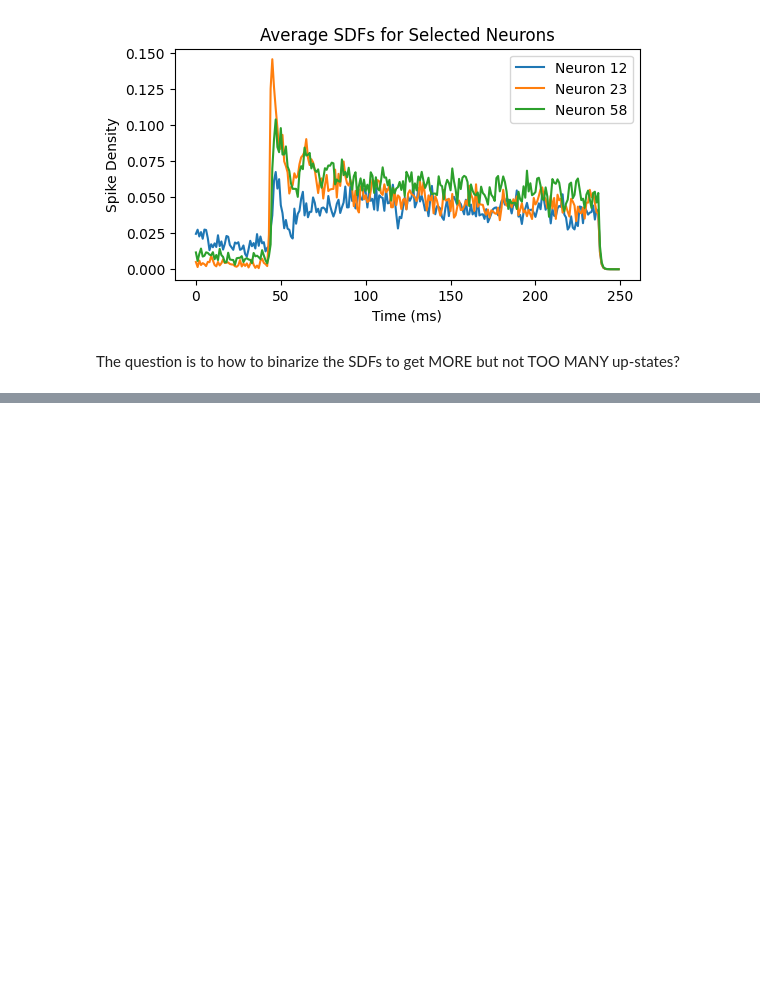
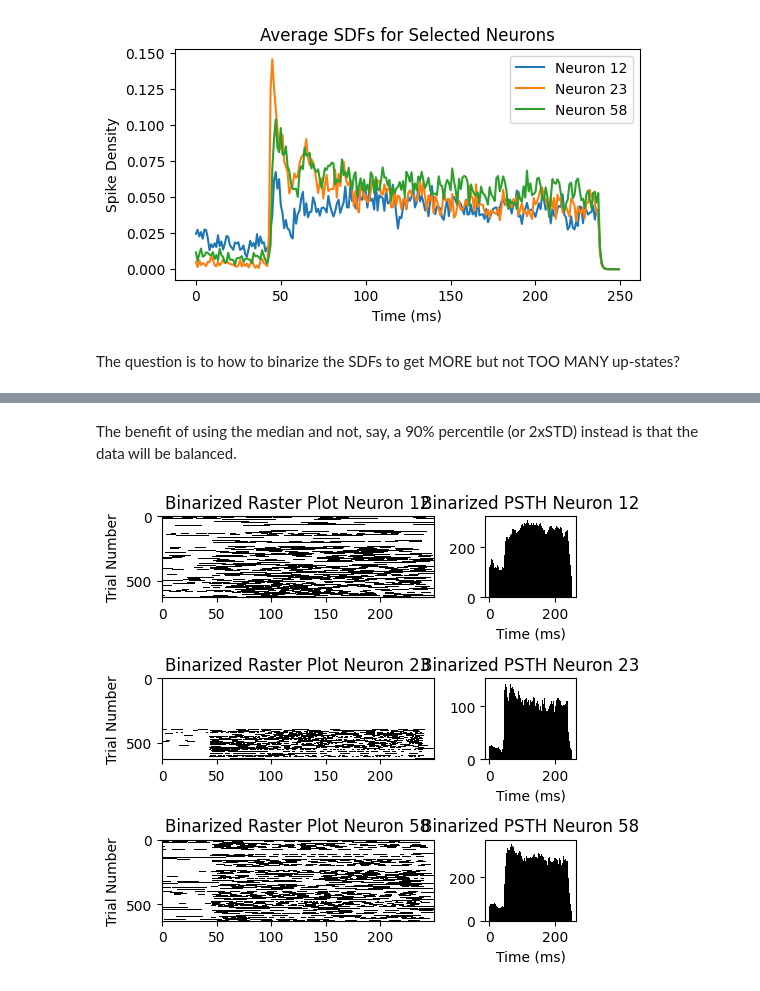
Before and after one commit to dralvima/IITmethods, a Jupyter notebook: Allen_spike_trials_PyPhi.ipynb, the cells around one changed output, grey strips where cells are left out. Cells and saved outputs as stored; diff of their text form; code cells hidden in the pictures; blank space fills up the shorter version.

```diff
--- a/Allen_spike_trials_PyPhi.ipynb
+++ b/Allen_spike_trials_PyPhi.ipynb
@@ -537,0 +634,25 @@ The question is to how to binarize the SDFs to get MORE but not TOO MANY up-stat
+# %% [markdown]
+The benefit of using the median and not, say, a 90% percentile (or 2xSTD) instead is that the data will be balanced.
+# %%
+# Creating plots for the binarized data (using EPSP kernel) for all three neurons
+
+# Setting up the figure with subplots
+fig, axs = plt.subplots(3, 2, figsize=(5, 5), gridspec_kw={'height_ratios': [3, 3, 3], 'width_ratios': [3, 1]})
+
+# Plotting for each of the three neurons
+for i, neuron_id in enumerate(neuron_indices):
+    # Binarized raster plot for each neuron
+    axs[i, 0].imshow(np.array(binarized_sdfs[i]), cmap='Greys', aspect='auto', interpolation='none')
+    axs[i, 0].set_title(f'Binarized Raster Plot Neuron {neuron_id + 1}')
+    axs[i, 0].set_ylabel('Trial Number')
+
+    # Binarized PSTH for each neuron
+    psth_binarized_neuron = np.sum(np.array(binarized_sdfs[i]), axis=0)
+    axs[i, 1].bar(range(250), psth_binarized_neuron, width=1.0, color='black')
+    axs[i, 1].set_title(f'Binarized PSTH Neuron {neuron_id + 1}')
+    axs[i, 1].set_xlabel('Time (ms)')
+
+plt.tight_layout()
+plt.show()
+# %% [output]
+[figure, added]
```
Also changed, not shown: parts of 27 cells of this notebook.
